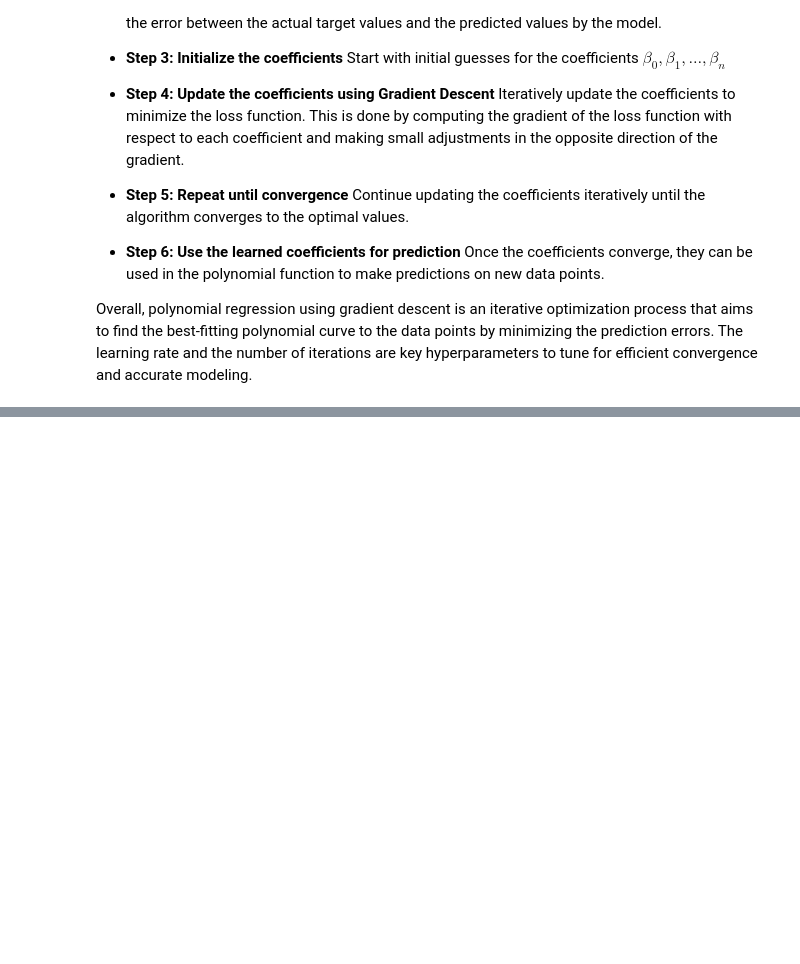
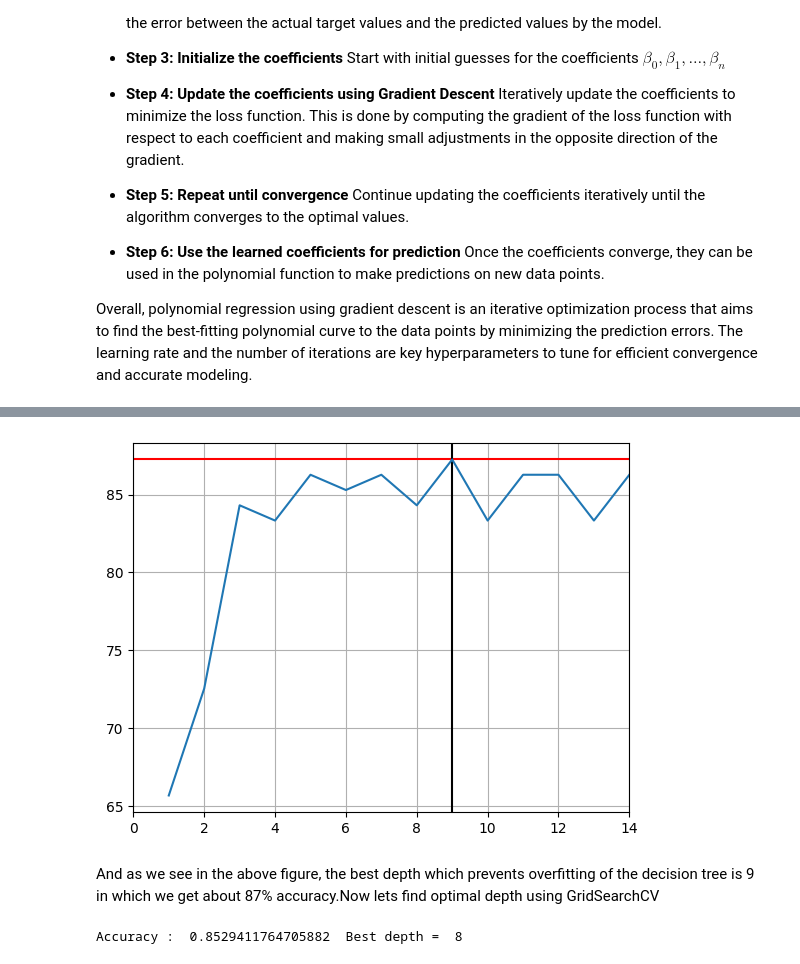
Before and after one commit to javadkavian/AI_Assignments, a Jupyter notebook: A4/CA04_Spring403.ipynb, the cells around one changed output, grey strips where cells are left out. Saved outputs shown, nothing was run; the diff lists cells and outputs as text; code cells hidden in the pictures; blank space fills up the shorter version.

```diff
--- a/A4/CA04_Spring403.ipynb
+++ b/A4/CA04_Spring403.ipynb
@@ -462,0 +484,38 @@ def get_weights_and_bias(chosen_features):
+# %%
+from sklearn.tree import DecisionTreeClassifier
+models = np.empty((14, ), dtype=object)
+for i in range(1, 15):
+    models[i-1] = DecisionTreeClassifier(max_depth=i, criterion='log_loss')
+    models[i-1].fit(X_train, Y_trian)
+# %%
+accuracyOfModels = []
+for model in models:
+    numberOfTrueClassified = 0
+    predictions = model.predict(X_test)
+    for x, i in enumerate(predictions):
+        if i == Y_test[x]:
+            numberOfTrueClassified += 1
+    accuracyOfModels.append(100*(numberOfTrueClassified / len(Y_test)))
+
+plt.axhline(y=max(accuracyOfModels), color = 'red')
+plt.axvline(x = np.argmax(accuracyOfModels) + 1, color = 'black')
+plt.plot(np.arange(14) + 1, accuracyOfModels)
+plt.xlim(0, 14)
+plt.grid()
+plt.show()
+# %% [output]
+[figure, added]
+# %% [markdown]
+And as we see in the above figure, the best depth which prevents overfitting of the decision tree is 9 in which we get about 87% accuracy.Now lets find optimal depth using GridSearchCV
+# %%
+tree = DecisionTreeClassifier(criterion='log_loss')
+param_grid = {'max_depth': list(range(1, 15))}
+grid_search = GridSearchCV(tree, param_grid, cv=10, scoring='accuracy')
+grid_search.fit(X_train, Y_trian)
+best_depth = grid_search.best_params_['max_depth']
+optimalModel = DecisionTreeClassifier(max_depth=best_depth, criterion='log_loss')
+optimalModel.fit(X_train, Y_trian)
+predictions = optimalModel.predict(X_test)
+print("Accuracy : ", accuracy_score(Y_test, predictions), " Best depth = ", best_depth)
+# %% [output]
+Accuracy :  0.8529411764705882  Best depth =  8
```
Also changed, not shown: parts of 22 cells of this notebook.
